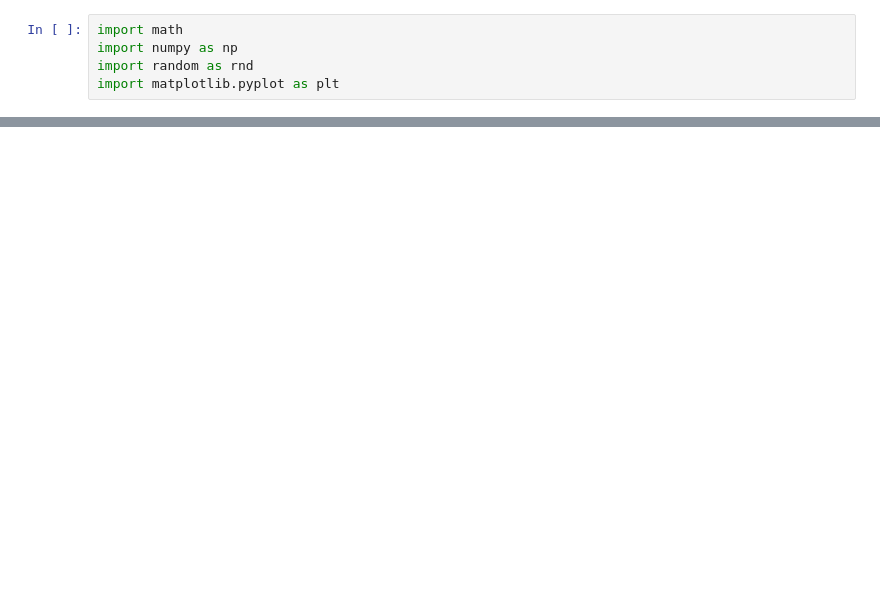
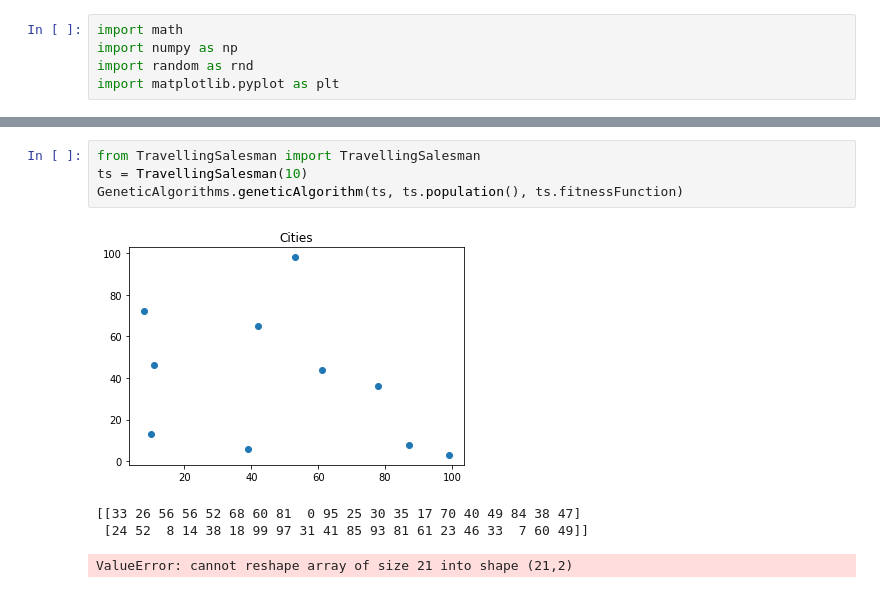
Before and after one commit to Krfld/ISEL-IASC, a Jupyter notebook: Objetivo 2/2.ipynb, the cells around one changed output, grey strips where cells are left out. Drawn from its saved outputs; the diff is of its cells as text; blank space fills up the shorter version.

```diff
--- a/Objetivo 2/2.ipynb
+++ b/Objetivo 2/2.ipynb
@@ -55,0 +86,9 @@ class GeneticAlgorithms:
+# %%
+from TravellingSalesman import TravellingSalesman
+ts = TravellingSalesman(10)
+GeneticAlgorithms.geneticAlgorithm(ts, ts.population(), ts.fitnessFunction)
+# %% [output]
+[figure, added]
+[[33 26 56 56 52 68 60 81  0 95 25 30 35 17 70 40 49 84 38 47]
+ [24 52  8 14 38 18 99 97 31 41 85 93 81 61 23 46 33  7 60 49]]
+ValueError: cannot reshape array of size 21 into shape (21,2)
```
Also changed, not shown: parts of 2 cells of this notebook, 3 other files.
